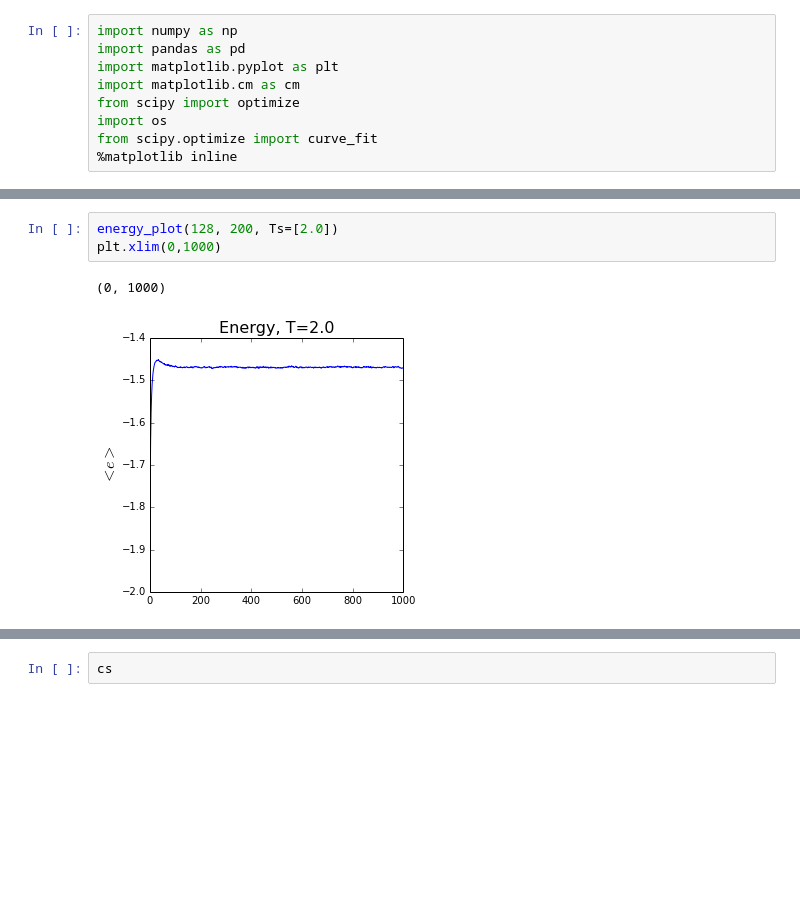
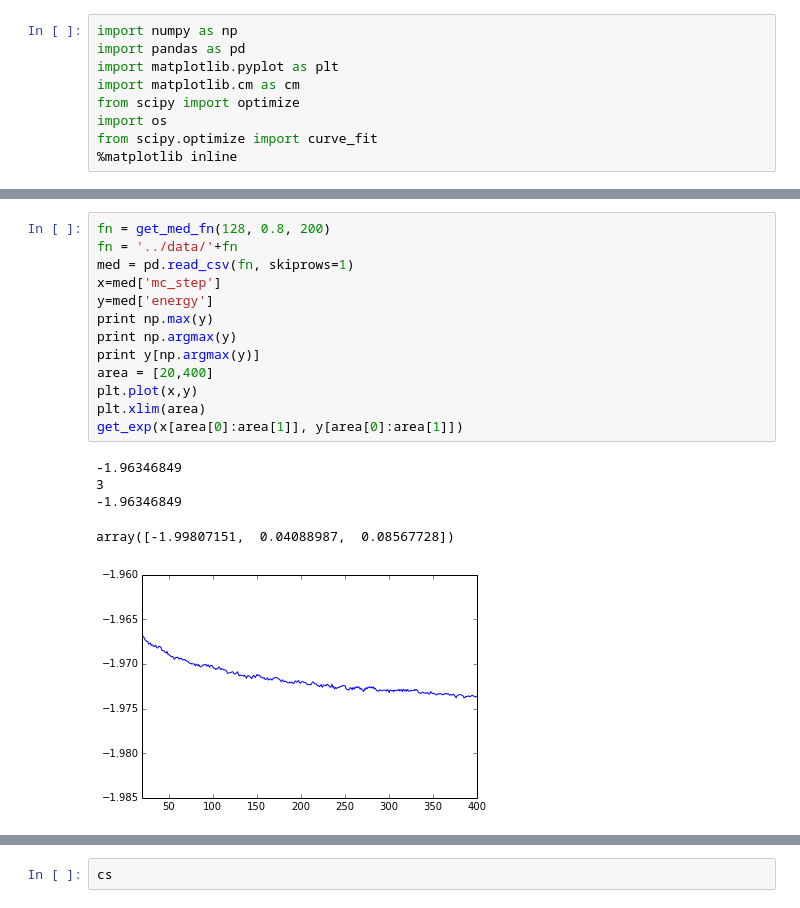
Before and after one commit to seanxiangcheng/RFIM_Simulation, a Jupyter notebook: figs_code/Exponent_finding.ipynb, the cells around one changed output, grey strips where cells are left out. Saved outputs shown, nothing was run; the diff lists cells and outputs as text; blank space fills up the shorter version.

```diff
--- a/figs_code/Exponent_finding.ipynb
+++ b/figs_code/Exponent_finding.ipynb
@@ -85,12 +87,25 @@ def get_med_files(path='../data'):
         if file.startswith("MED"):
             files += [file]
     return files
-# %%
-energy_plot(128, 200, Ts=[2.0])
-plt.xlim(0,1000)
-# %% [output]
-(0, 1000)
-[figure, removed]
+# %%
+fn = get_med_fn(128, 0.8, 200)
+fn = '../data/'+fn
+med = pd.read_csv(fn, skiprows=1)
+x=med['mc_step']
+y=med['energy']
+print np.max(y)
+print np.argmax(y)
+print y[np.argmax(y)]
+area = [20,400]
+plt.plot(x,y)
+plt.xlim(area)
+get_exp(x[area[0]:area[1]], y[area[0]:area[1]])
+# %% [output]
+-1.96346849
+3
+-1.96346849
+array([-1.99807151,  0.04088987,  0.08567728])
+[figure, added]
 # %%
 path = "../data/"
 med_files = get_med_files(path)
```
Also changed, not shown: parts of 4 cells of this notebook, 19 other files.
